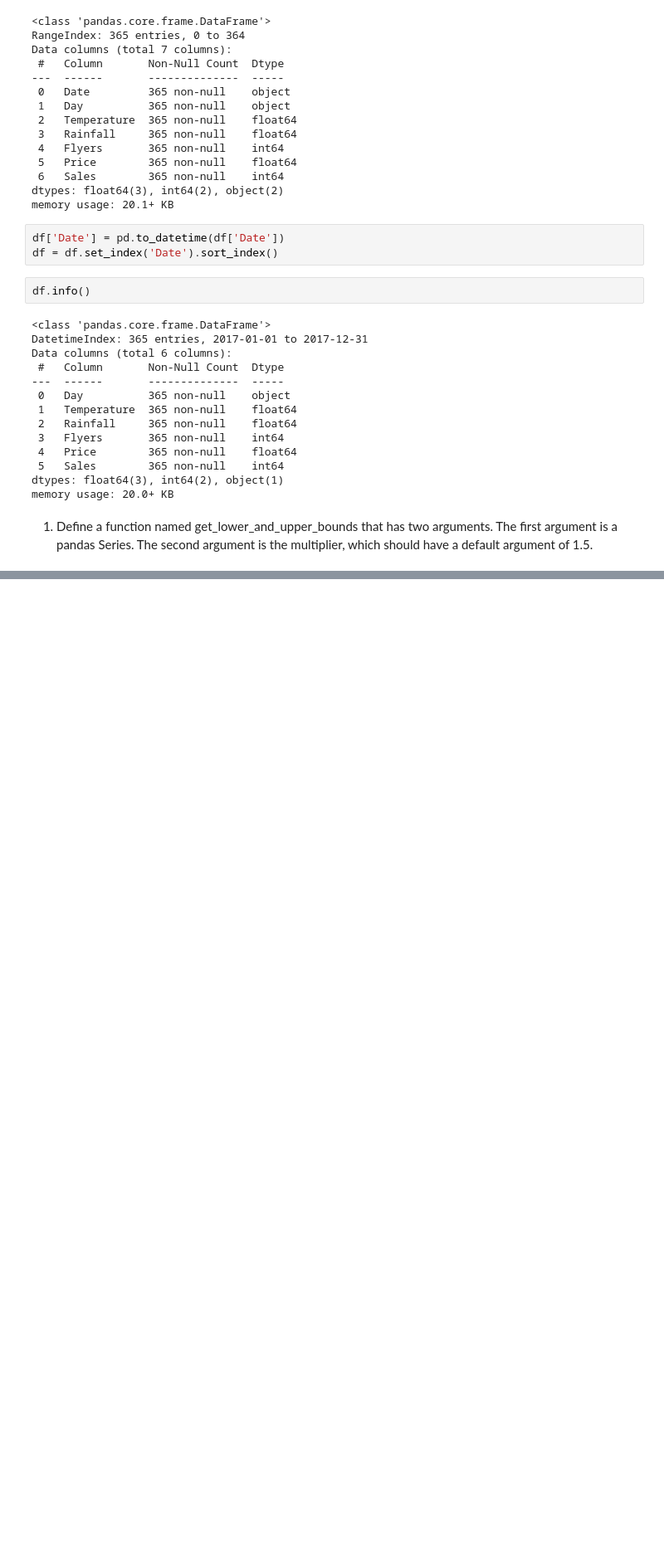
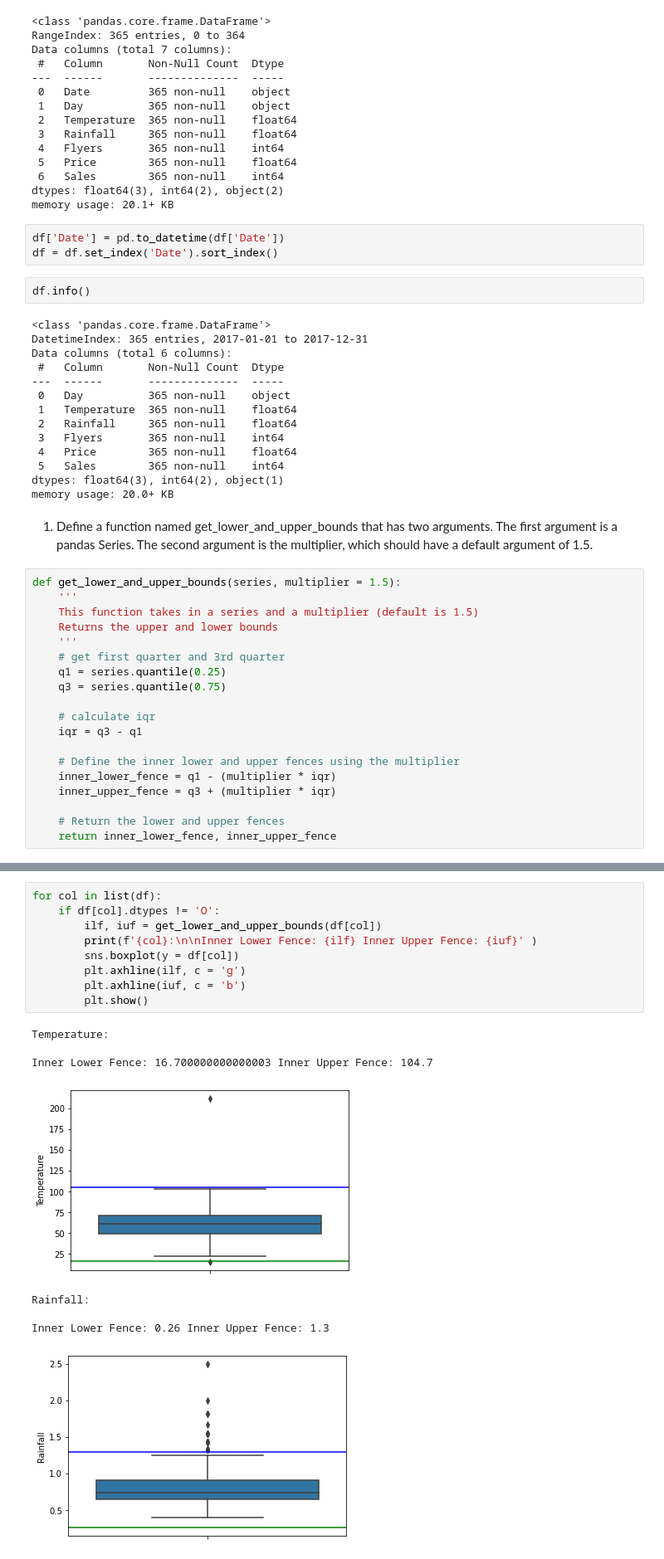
Before and after one commit to hrodjr/anomaly-detection-exercises, a Jupyter notebook: continuous_probabilistic_methods.ipynb, the cells around one changed output, grey strips where cells are left out. Shown at 83% size. Saved outputs shown, nothing was run; the diff lists cells and outputs as text; blank space fills up the shorter version.

```diff
--- a/continuous_probabilistic_methods.ipynb
+++ b/continuous_probabilistic_methods.ipynb
@@ -54,3 +54,22 @@ dtypes: float64(3), int64(2), object(1)
 memory usage: 20.0+ KB
 # %% [markdown]
 1. Define a function named get_lower_and_upper_bounds that has two arguments. The first argument is a pandas Series. The second argument is the multiplier, which should have a default argument of 1.5.
+# %%
+def get_lower_and_upper_bounds(series, multiplier = 1.5):
+    '''
+    This function takes in a series and a multiplier (default is 1.5)
+    Returns the upper and lower bounds
+    '''
+    # get first quarter and 3rd quarter
+    q1 = series.quantile(0.25)
+    q3 = series.quantile(0.75)
+
+    # calculate iqr
+    iqr = q3 - q1
+
+    # Define the inner lower and upper fences using the multiplier
+    inner_lower_fence = q1 - (multiplier * iqr)
+    inner_upper_fence = q3 + (multiplier * iqr)
+
+    # Return the lower and upper fences
+    return inner_lower_fence, inner_upper_fence
@@ -56,0 +152,18 @@ memory usage: 20.0+ KB
+# %%
+for col in list(df):
+    if df[col].dtypes != 'O':
+        ilf, iuf = get_lower_and_upper_bounds(df[col])
+        print(f'{col}:\n\nInner Lower Fence: {ilf} Inner Upper Fence: {iuf}' )
+        sns.boxplot(y = df[col])
+        plt.axhline(ilf, c = 'g')
+        plt.axhline(iuf, c = 'b')
+        plt.show()
+# %% [output]
+Temperature:
+
+Inner Lower Fence: 16.700000000000003 Inner Upper Fence: 104.7
+[figure, added]
+Rainfall:
+
+Inner Lower Fence: 0.26 Inner Upper Fence: 1.3
+[figure, added]
```
Also changed, not shown: parts of 43 cells of this notebook.
